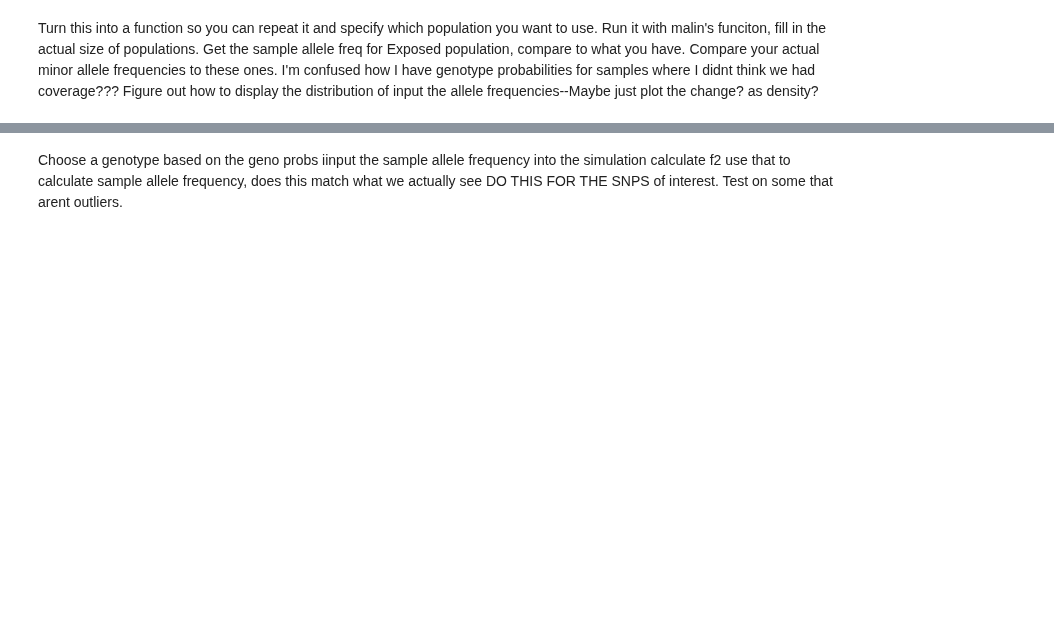
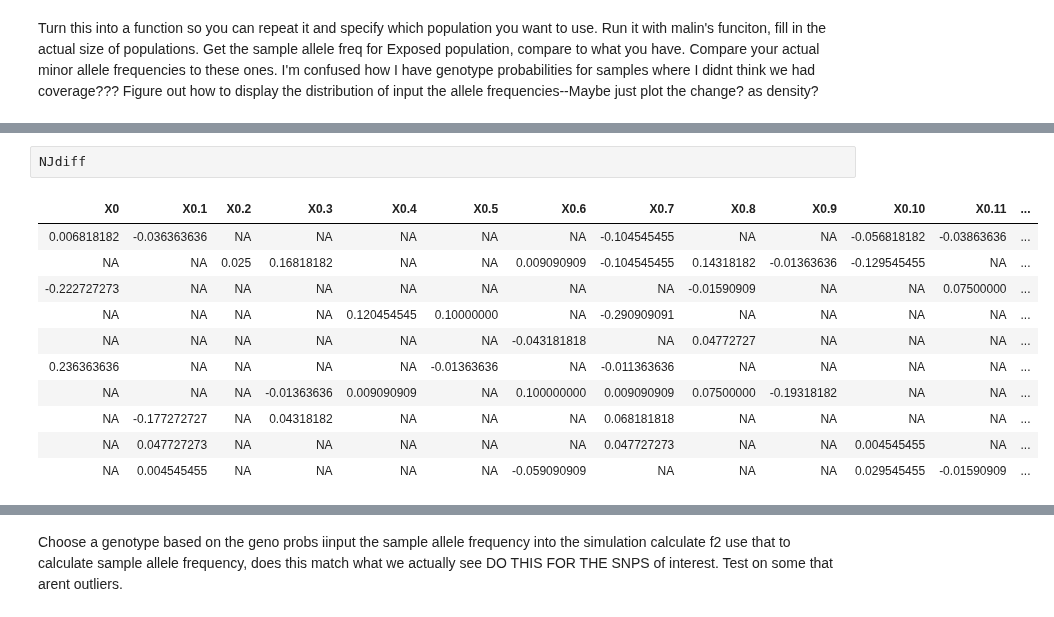
Before and after one commit to sagw/WNS_WGS, a Jupyter notebook: Notebooks/All_AlleleFreqChange.ipynb, the cells around one changed output, grey strips where cells are left out. Drawn from its saved outputs; the diff is of its cells as text; blank space fills up the shorter version.

```diff
--- a/Notebooks/All_AlleleFreqChange.ipynb
+++ b/Notebooks/All_AlleleFreqChange.ipynb
@@ -313,0 +259,14 @@ sumstats <- function(f1samp, f2samp, c1, c2, gen){
+# %%
+NJdiff
+# %% [output]
+| X0 | X0.1 | X0.2 | X0.3 | X0.4 | X0.5 | X0.6 | X0.7 | X0.8 | X0.9 | X0.10 | X0.11 | ... |
+| 0.006818182 | -0.036363636 | NA | NA | NA | NA | NA | -0.104545455 | NA | NA | -0.056818182 | -0.03863636 | ... |
+| NA | NA | 0.025 | 0.16818182 | NA | NA | 0.009090909 | -0.104545455 | 0.14318182 | -0.01363636 | -0.129545455 | NA | ... |
+| -0.222727273 | NA | NA | NA | NA | NA | NA | NA | -0.01590909 | NA | NA | 0.07500000 | ... |
+| NA | NA | NA | NA | 0.120454545 | 0.10000000 | NA | -0.290909091 | NA | NA | NA | NA | ... |
+| NA | NA | NA | NA | NA | NA | -0.043181818 | NA | 0.04772727 | NA | NA | NA | ... |
+| 0.236363636 | NA | NA | NA | NA | -0.01363636 | NA | -0.011363636 | NA | NA | NA | NA | ... |
+| NA | NA | NA | -0.01363636 | 0.009090909 | NA | 0.100000000 | 0.009090909 | 0.07500000 | -0.19318182 | NA | NA | ... |
+| NA | -0.177272727 | NA | 0.04318182 | NA | NA | NA | 0.068181818 | NA | NA | NA | NA | ... |
+| NA | 0.047727273 | NA | NA | NA | NA | NA | 0.047727273 | NA | NA | 0.004545455 | NA | ... |
+| NA | 0.004545455 | NA | NA | NA | NA | -0.059090909 | NA | NA | NA | 0.029545455 | -0.01590909 | ... |
```
Also changed, not shown: parts of 21 cells of this notebook.
